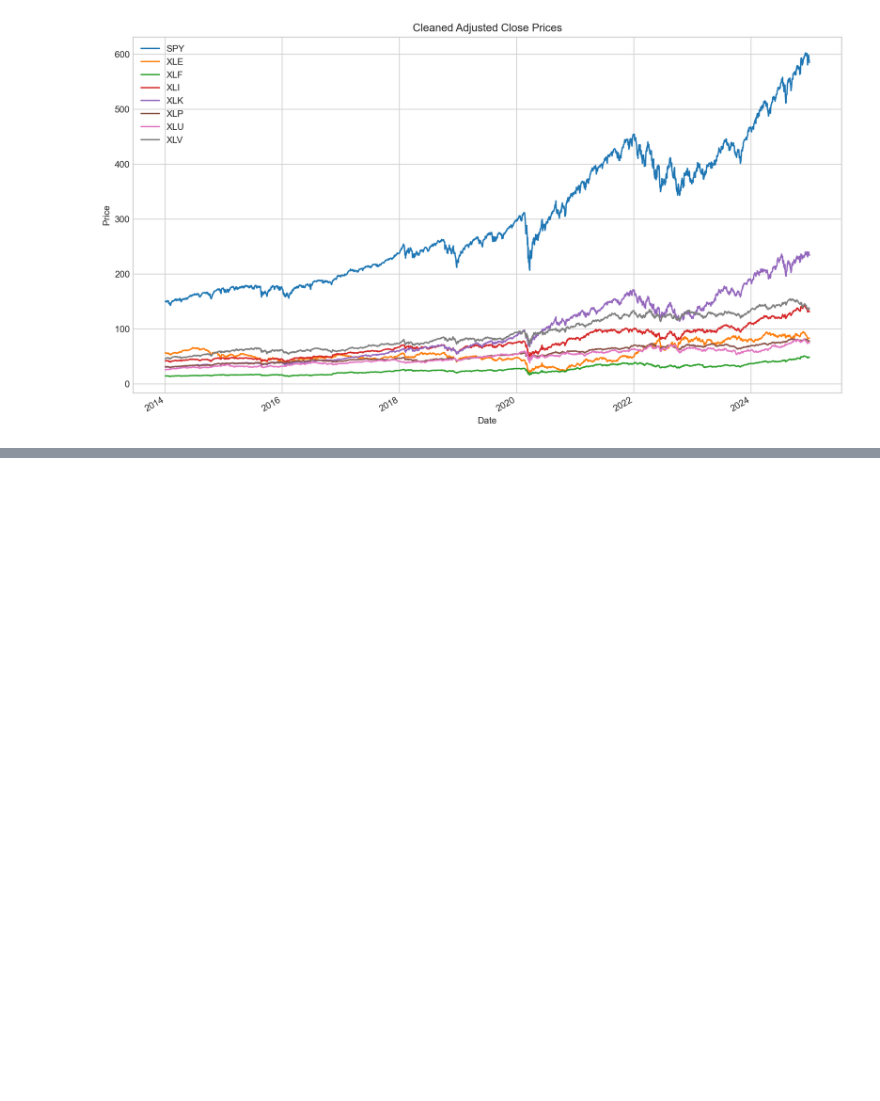
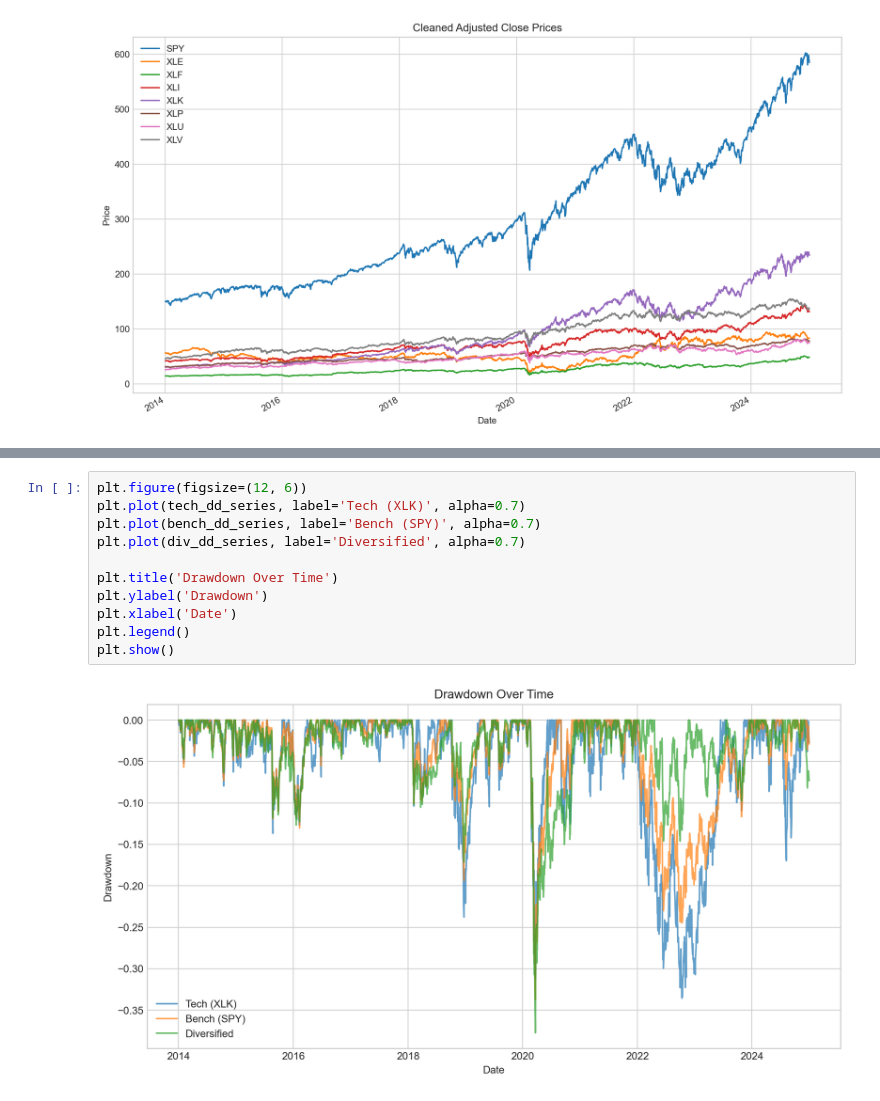
Before and after one commit to OttimoR/diversified-vs-tech-ETFs-portfolios-analysis, a Jupyter notebook: portfolio_analysis.ipynb, the cells around one changed output, grey strips where cells are left out. Cells and saved outputs as stored; diff of their text form; blank space fills up the shorter version.

```diff
--- a/portfolio_analysis.ipynb
+++ b/portfolio_analysis.ipynb
@@ -67,0 +125,13 @@ plt.legend();
+# %%
+plt.figure(figsize=(12, 6))
+plt.plot(tech_dd_series, label='Tech (XLK)', alpha=0.7)
+plt.plot(bench_dd_series, label='Bench (SPY)', alpha=0.7)
+plt.plot(div_dd_series, label='Diversified', alpha=0.7)
+
+plt.title('Drawdown Over Time')
+plt.ylabel('Drawdown')
+plt.xlabel('Date')
+plt.legend()
+plt.show()
+# %% [output]
+[figure, added]
```
Also changed, not shown: parts of 8 cells of this notebook.
